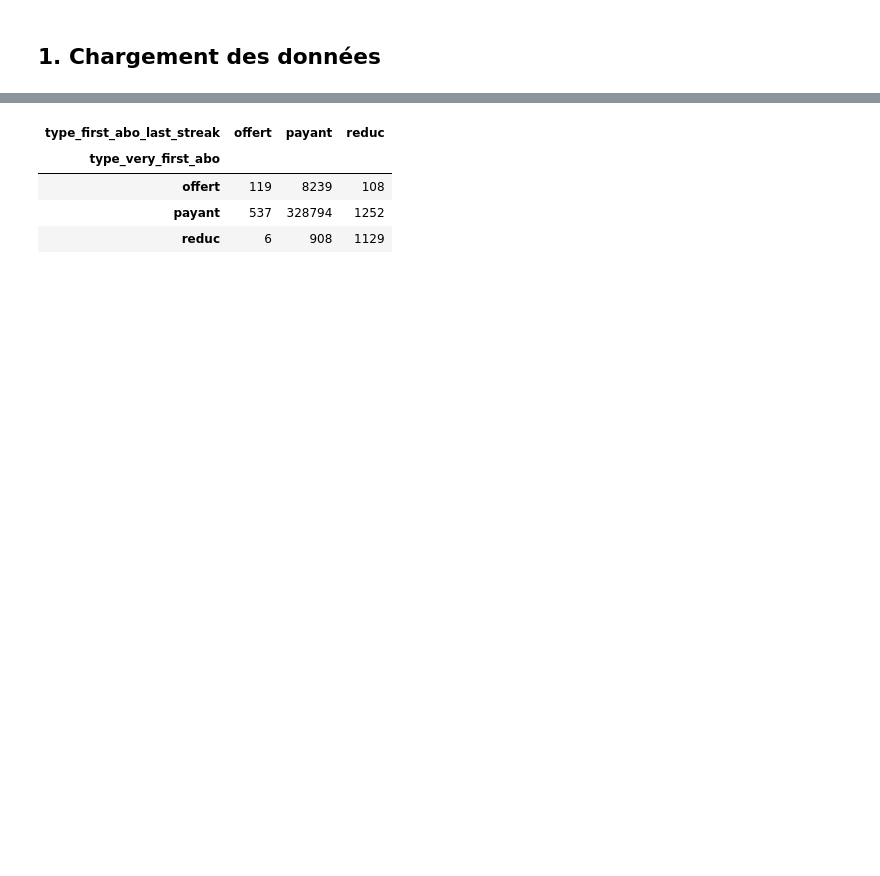
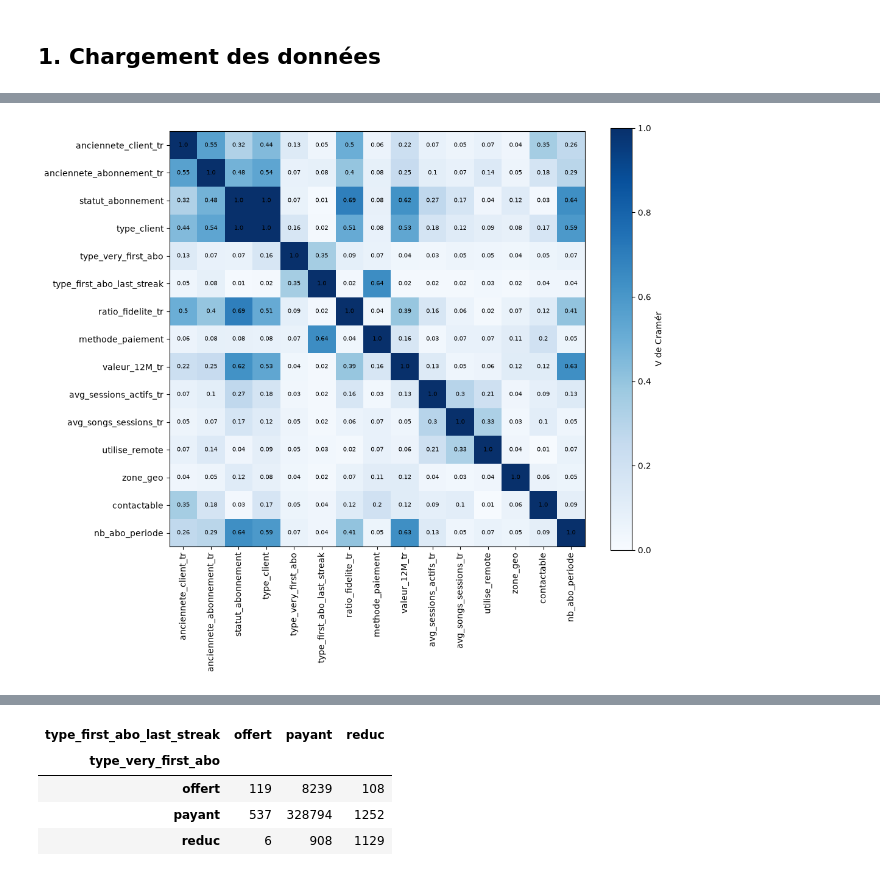
Before and after one commit to MoussaLabs/Clustering, a Jupyter notebook: analyse_avant_acm.ipynb, the cells around one changed output, grey strips where cells are left out. Saved outputs shown, nothing was run; the diff lists cells and outputs as text; code cells hidden in the pictures; blank space fills up the shorter version.

```diff
--- a/analyse_avant_acm.ipynb
+++ b/analyse_avant_acm.ipynb
@@ -396,14 +11,0 @@ plt.show()
-# %%
-# Classement des couples du plus lié au moins lié.
-# On ne garde que les cases au-dessus de la diagonale (sinon chaque couple apparaît deux fois).
-couples = []
-for i in range(len(variables)):
-    for j in range(i + 1, len(variables)):
-        couples.append({
-            "variable_1": variables[i],
-            "variable_2": variables[j],
-            "V_de_Cramer": round(matrice_v.iloc[i, j], 3),
-        })
-
-classement = pd.DataFrame(couples).sort_values("V_de_Cramer", ascending=False)
-classement.head(20)
@@ -449,0 +240,7 @@ Les clients `churn` sont **tous** `non_actif`, et tous les autres sont `actif`.
+# %%
+def cramer(var1, var2):
+    tableau = pd.crosstab(df[var1], df[var2])
+    chi2 = chi2_contingency(tableau)[0]
+    n = len(df)
+    k = min(tableau.shape) - 1
+    return np.sqrt(chi2 / (n * k))
@@ -449,0 +270,10 @@ Les clients `churn` sont **tous** `non_actif`, et tous les autres sont `actif`.
+# %%
+variables2 = variables + ["nb_abo_periode"]
+
+matrice = pd.DataFrame(index=variables2, columns=variables2, dtype=float)
+
+for v1 in variables2:
+    for v2 in variables2:
+        matrice.loc[v1, v2] = cramer(v1, v2)
+
+matrice.round(2)
@@ -449,0 +297,14 @@ Les clients `churn` sont **tous** `non_actif`, et tous les autres sont `actif`.
+# %%
+plt.figure(figsize=(11, 9))
+plt.imshow(matrice, cmap="Blues", vmin=0, vmax=1)
+plt.colorbar(label="V de Cramér")
+plt.xticks(range(len(variables2)), variables2, rotation=90)
+plt.yticks(range(len(variables2)), variables2)
+
+for i in range(len(variables2)):
+    for j in range(len(variables2)):
+        plt.text(j, i, round(matrice.iloc[i, j], 2), ha="center", va="center", fontsize=7)
+
+plt.show()
+# %% [output]
+[figure, added]
```
Also changed, not shown: parts of 93 cells of this notebook.
